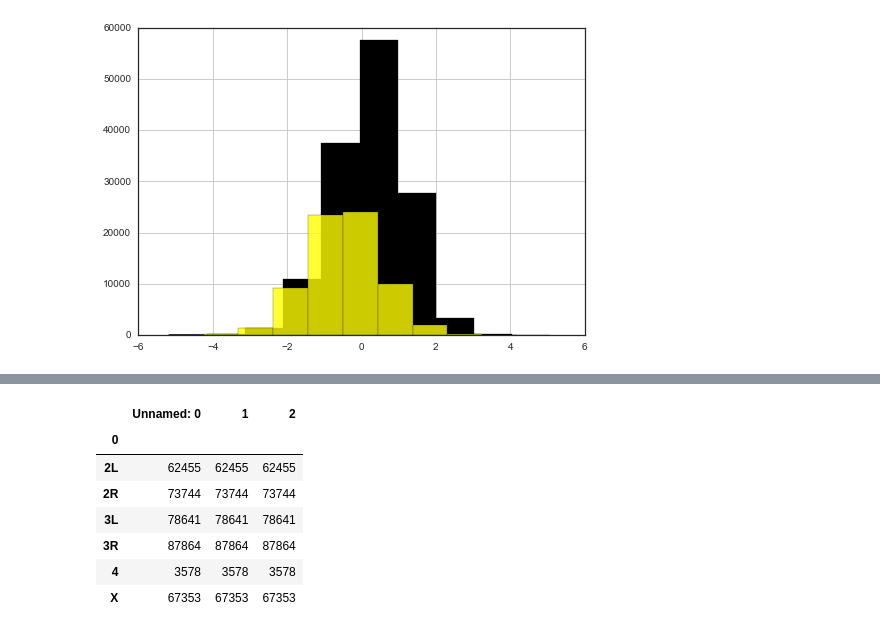
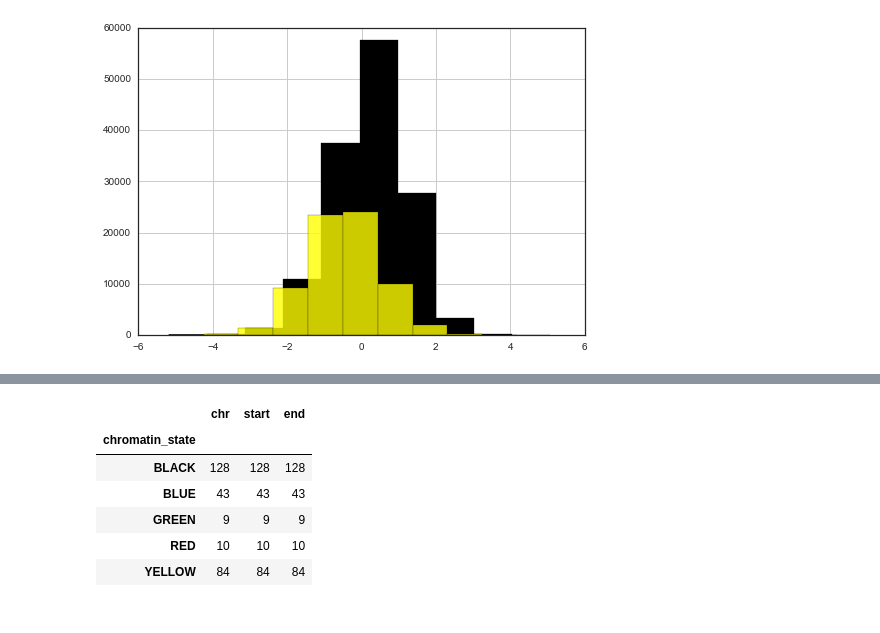
Before and after one commit to leandraking/SacktonProject, a Jupyter notebook: 20160617_DamID_analysis.ipynb, the cells around one changed output, grey strips where cells are left out. Drawn from its saved outputs; the diff is of its cells as text; code cells hidden in the pictures.

```diff
--- a/20160617_DamID_analysis.ipynb
+++ b/20160617_DamID_analysis.ipynb
@@ -1700,0 +1714,7 @@ locations_df =0
+# %%
+diff_expression_locations=[]
+fp=open("FlyBase_FastA_differentially_expressed_carcass.txt", "r")
+for line in fp:
+    if line[0]=='>':
+        diff_expression_locations.append(line.split(";")[1])
+fp.close()
@@ -1700,0 +1740,4 @@ locations_df =0
+# %%
+diff_expression_locations_no_complement =[ele.replace('complement(','') for ele in diff_expression_locations]
+diff_expression_locations_no_complement = [ele.strip(')') for ele in diff_expression_locations_no_complement]
+diff_expression_locations_no_complement[:10]
@@ -1700,0 +1755,6 @@ locations_df =0
+# %%
+diff_expression_df=pd.DataFrame()
+diff_expression_df["chr"]=[ele.split(":")[0] for ele in diff_expression_locations_no_complement]
+diff_expression_df["start"]=[ele.split(":")[1].split("..")[0] for ele in diff_expression_locations_no_complement]
+diff_expression_df["end"]=[ele.split("..")[1] for ele in diff_expression_locations_no_complement]
+diff_expression_df.head()
@@ -1700,0 +1768,22 @@ locations_df =0
+# %%
+diff_expression_df["chromatin_state"]=[np.nan for ele in diff_expression_df['chr']]
+#print locations_df.shape, "shape of restricted_locations_df"
+key = 0
+start = 0
+for i,row1 in enumerate(diff_expression_df.iterrows()):
+    print i,
+    key = str(row1[1]['chr'])
+    subset_chrom_df=Updated_chromatin_df[Updated_chromatin_df.seqname == key]
+    len_subset_chrom_df = subset_chrom_df.shape[0]
+    #print len_subset_chrom_df, 'shape'
+    for j in range(len_subset_chrom_df):
+        try:
+            if float(row1[1]['end']) <= float(subset_chrom_df.loc[subset_chrom_df.index[j],'end']) and float(row1[1]['start']) >= float(subset_chrom_df.loc[subset_chrom_df.index[j],'start']) :
+                    diff_expression_df.ix[diff_expression_df.index[i],'chromatin_state'] = subset_chrom_df.ix[subset_chrom_df.index[j],'chromatin']
+                    break
+        except:
+            pass
+            #print j,
+            #print subset_chrom_df.loc[subset_chrom_df.index[j]]
+
+diff_expression_df.head(n=20)
@@ -1701,11 +1809,10 @@ locations_df =0
 # %%
-restricted_locations_df.groupby("0").count()
+diff_expression_df.groupby("chromatin_state").count()
 # %% [output]
-|  | Unnamed: 0 | 1 | 2 |
-| 0 |  |  |  |
-| 2L | 62455 | 62455 | 62455 |
-| 2R | 73744 | 73744 | 73744 |
-| 3L | 78641 | 78641 | 78641 |
-| 3R | 87864 | 87864 | 87864 |
-| 4 | 3578 | 3578 | 3578 |
-| X | 67353 | 67353 | 67353 |
+|  | chr | start | end |
+| chromatin_state |  |  |  |
+| BLACK | 128 | 128 | 128 |
+| BLUE | 43 | 43 | 43 |
+| GREEN | 9 | 9 | 9 |
+| RED | 10 | 10 | 10 |
+| YELLOW | 84 | 84 | 84 |
```
Also changed, not shown: parts of 23 cells of this notebook, 2 other files.
